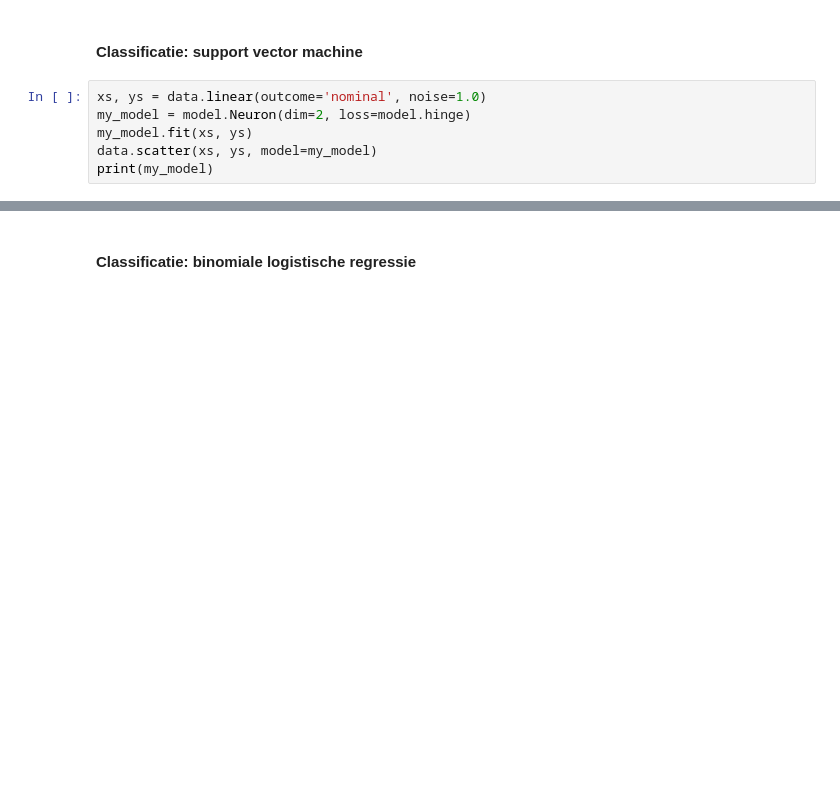
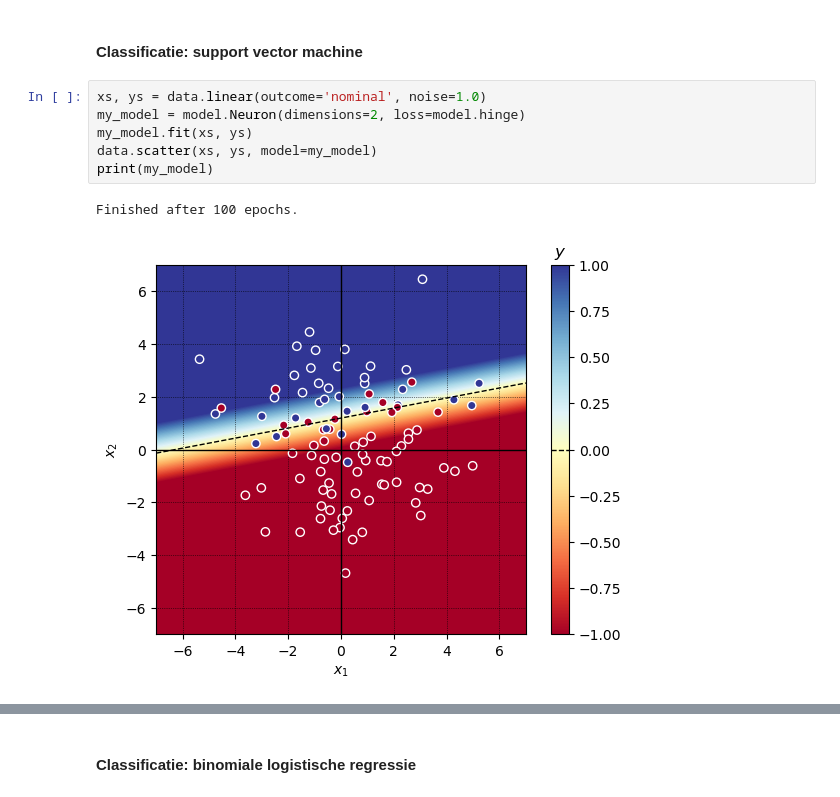
Before and after one commit to denniswiersma/AdvancedDatamining, a Jupyter notebook: final_assignment/Eindopdracht_v2223.1.ipynb, the cells around one changed output, grey strips where cells are left out. Drawn from its saved outputs; the diff is of its cells as text; blank space fills up the shorter version.

```diff
--- a/final_assignment/Eindopdracht_v2223.1.ipynb
+++ b/final_assignment/Eindopdracht_v2223.1.ipynb
@@ -83,7 +113,10 @@ print(my_model)
 #### Classificatie: support vector machine
 # %%
 xs, ys = data.linear(outcome='nominal', noise=1.0)
-my_model = model.Neuron(dim=2, loss=model.hinge)
+my_model = model.Neuron(dimensions=2, loss=model.hinge)
 my_model.fit(xs, ys)
 data.scatter(xs, ys, model=my_model)
 print(my_model)
+# %% [output]
+Finished after 100 epochs.
+[figure, added]
```
Also changed, not shown: parts of 31 cells of this notebook, 1 other file.
